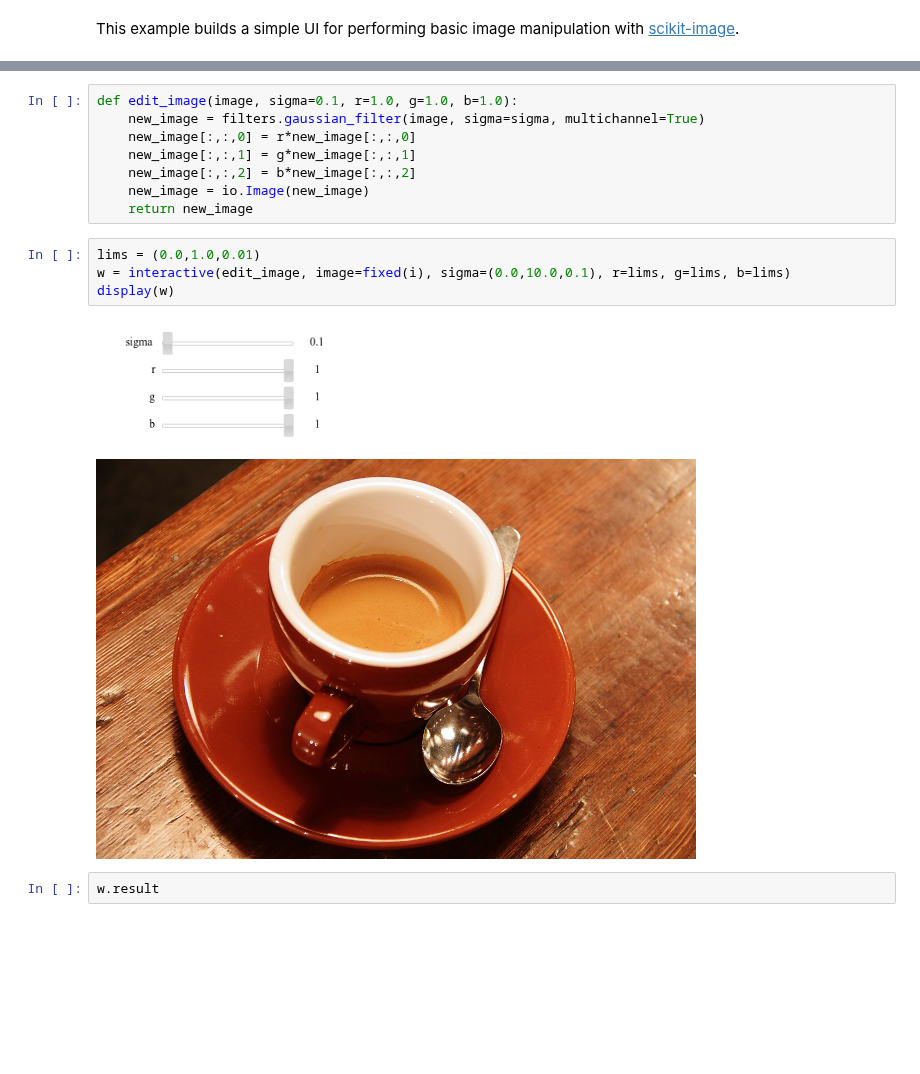
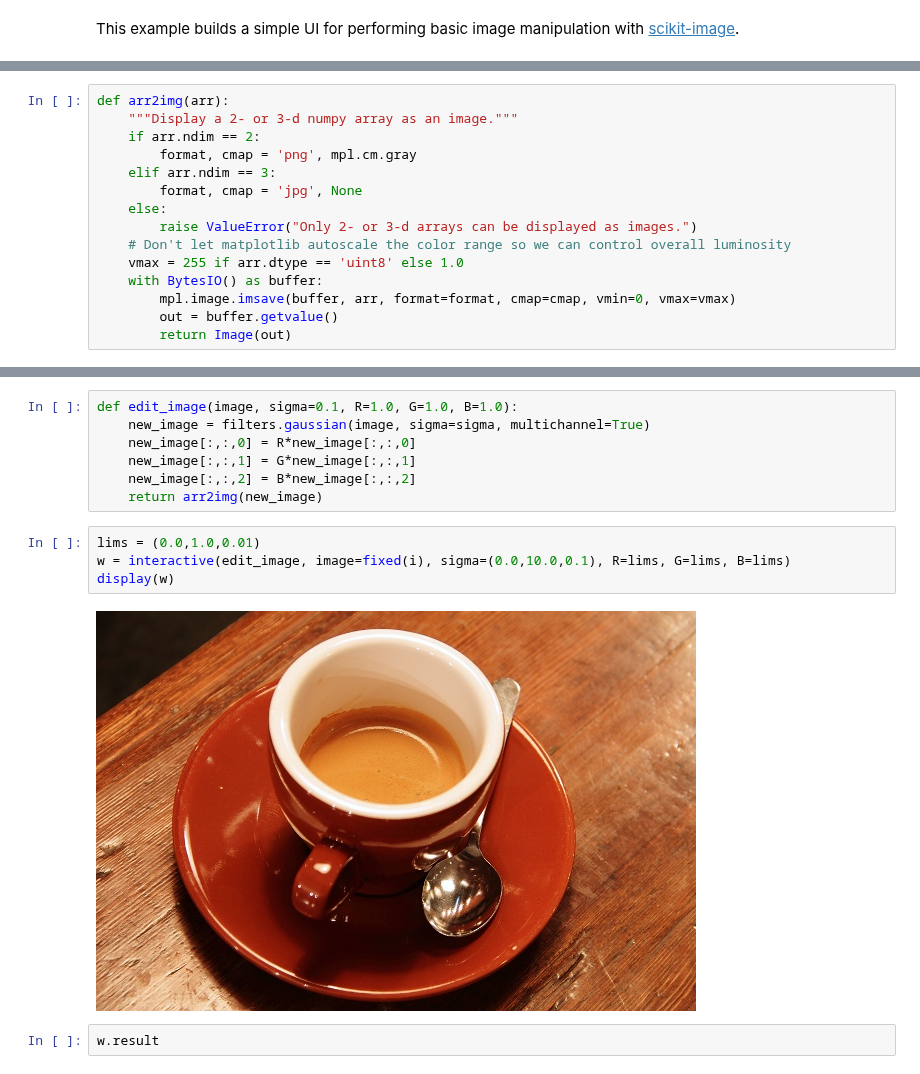
Before and after one commit to jupyter-widgets/ipywidgets, a Jupyter notebook: docs/source/examples/Image Processing.ipynb, the cells around one changed output, grey strips where cells are left out. Saved outputs shown, nothing was run; the diff lists cells and outputs as text; blank space fills up the shorter version.

```diff
--- a/docs/source/examples/Image Processing.ipynb
+++ b/docs/source/examples/Image Processing.ipynb
@@ -16,0 +21,15 @@ io.Image(i)
+# %%
+def arr2img(arr):
+    """Display a 2- or 3-d numpy array as an image."""
+    if arr.ndim == 2:
+        format, cmap = 'png', mpl.cm.gray
+    elif arr.ndim == 3:
+        format, cmap = 'jpg', None
+    else:
+        raise ValueError("Only 2- or 3-d arrays can be displayed as images.")
+    # Don't let matplotlib autoscale the color range so we can control overall luminosity
+    vmax = 255 if arr.dtype == 'uint8' else 1.0
+    with BytesIO() as buffer:
+        mpl.image.imsave(buffer, arr, format=format, cmap=cmap, vmin=0, vmax=vmax)
+        out = buffer.getvalue()
+        return Image(out)
@@ -17,18 +40,16 @@ io.Image(i)
 # %%
-def edit_image(image, sigma=0.1, r=1.0, g=1.0, b=1.0):
-    new_image = filters.gaussian_filter(image, sigma=sigma, multichannel=True)
-    new_image[:,:,0] = r*new_image[:,:,0]
-    new_image[:,:,1] = g*new_image[:,:,1]
-    new_image[:,:,2] = b*new_image[:,:,2]
-    new_image = io.Image(new_image)
-    return new_image
+def edit_image(image, sigma=0.1, R=1.0, G=1.0, B=1.0):
+    new_image = filters.gaussian(image, sigma=sigma, multichannel=True)
+    new_image[:,:,0] = R*new_image[:,:,0]
+    new_image[:,:,1] = G*new_image[:,:,1]
+    new_image[:,:,2] = B*new_image[:,:,2]
+    return arr2img(new_image)
 # %%
 lims = (0.0,1.0,0.01)
-w = interactive(edit_image, image=fixed(i), sigma=(0.0,10.0,0.1), r=lims, g=lims, b=lims)
+w = interactive(edit_image, image=fixed(i), sigma=(0.0,10.0,0.1), R=lims, G=lims, B=lims)
 display(w)
 # %% [output]
-[figure, old version]
+[figure, new version]
-[figure, removed]
 # %%
 w.result
 # %% [output]
```
Also changed, not shown: parts of 13 cells of this notebook.
